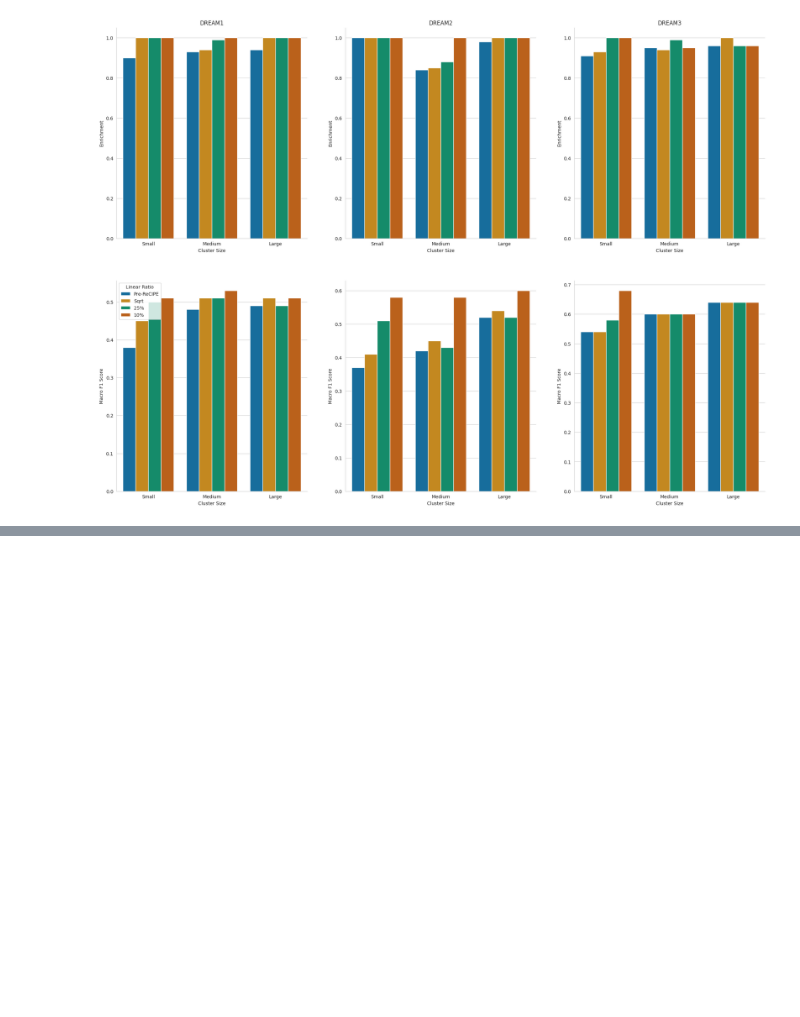
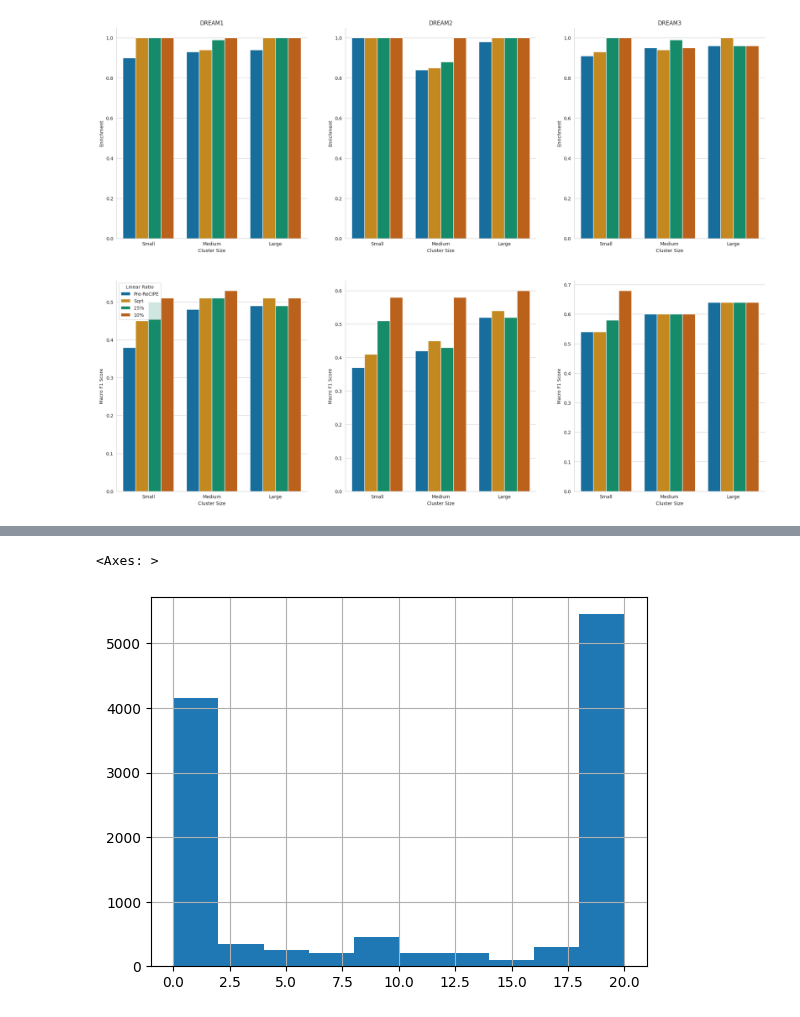
Before and after one commit to samsledje/philharmonic, a Jupyter notebook: nb/05_recipe_validation.ipynb, the cells around one changed output, grey strips where cells are left out. Saved outputs shown, nothing was run; the diff lists cells and outputs as text; code cells hidden in the pictures; blank space fills up the shorter version.

```diff
--- a/nb/05_recipe_validation.ipynb
+++ b/nb/05_recipe_validation.ipynb
@@ -237,0 +283,5 @@ sns.despine()
+# %%
+rand_results["num_added_proteins"].hist()
+# %% [output]
+<Axes: >
+[figure, added]
```
Also changed, not shown: parts of 10 cells of this notebook, 10 other files.
